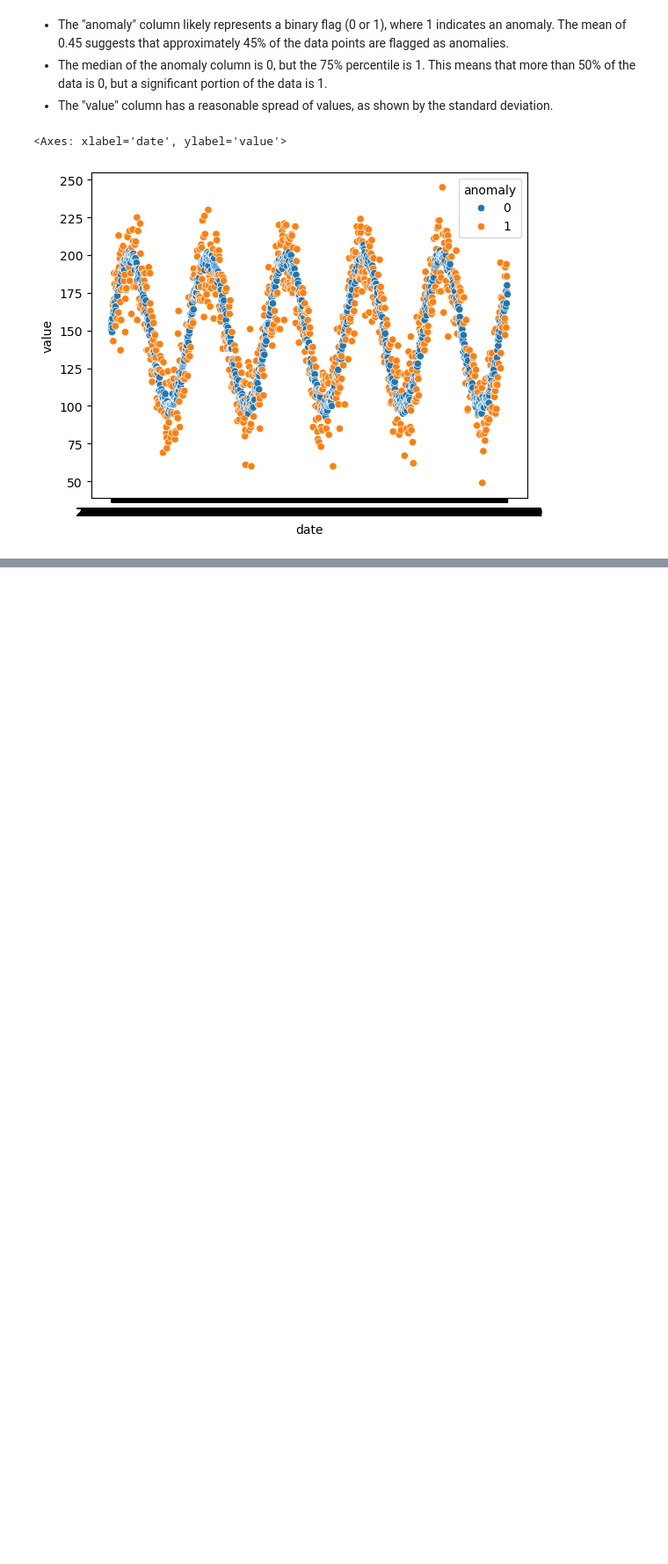
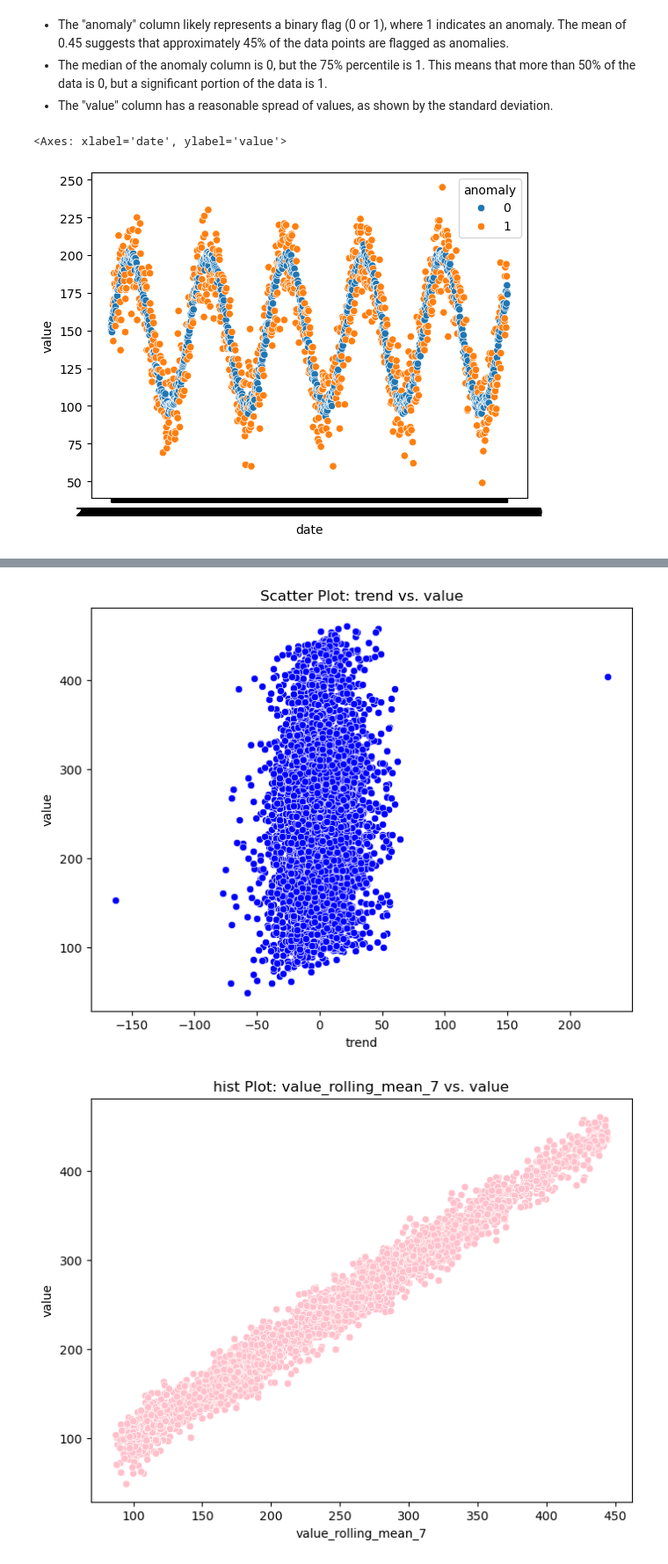
Before and after one commit to Senaakshi/PROJECTS, a Jupyter notebook: Anomly_detection/anomaly_detection_analysis.ipynb, the cells around one changed output, grey strips where cells are left out. Shown at 88% size. Cells and saved outputs as stored; diff of their text form; code cells hidden in the pictures; blank space fills up the shorter version.

```diff
--- a/Anomly_detection/anomaly_detection_analysis.ipynb
+++ b/Anomly_detection/anomaly_detection_analysis.ipynb
@@ -90,0 +187,28 @@ sns.scatterplot(data=df.query("agency=='BBB'"), x='date', y='value', hue='anomal
+# %%
+# Splitting the dataset into features and target variable
+# 1. Scatter plot: trend vs. value
+plt.figure(figsize=(8, 6))
+sns.scatterplot(x='trend', y='value', data=df, color='blue')
+plt.title('Scatter Plot: trend vs. value')
+plt.xlabel('trend')
+plt.ylabel('value')
+plt.show()
+
+# 2. Scatter plot: value_rolling_mean_7 vs. value
+plt.figure(figsize=(8, 6))
+sns.scatterplot(x='value_rolling_mean_7', y='value', data=df, color='pink')
+plt.title('hist Plot: value_rolling_mean_7 vs. value')
+plt.xlabel('value_rolling_mean_7')
+plt.ylabel('value')
+plt.show()
+
+# 3. Scatter plot: value_rolling_mean_7 vs. value_trend
+plt.figure(figsize=(8, 6))
+sns.scatterplot(x='value_rolling_mean_7', y='value_trend', data=df, color='red')
+plt.title('hist Plot: value_rolling_mean_7 vs. value_trend')
+plt.xlabel('value_rolling_mean_7')
+plt.ylabel('value_trend')
+plt.show()
+# %% [output]
+[figure, added]
+[figure, added]
```
Also changed, not shown: parts of 44 cells of this notebook, 1 other file.
